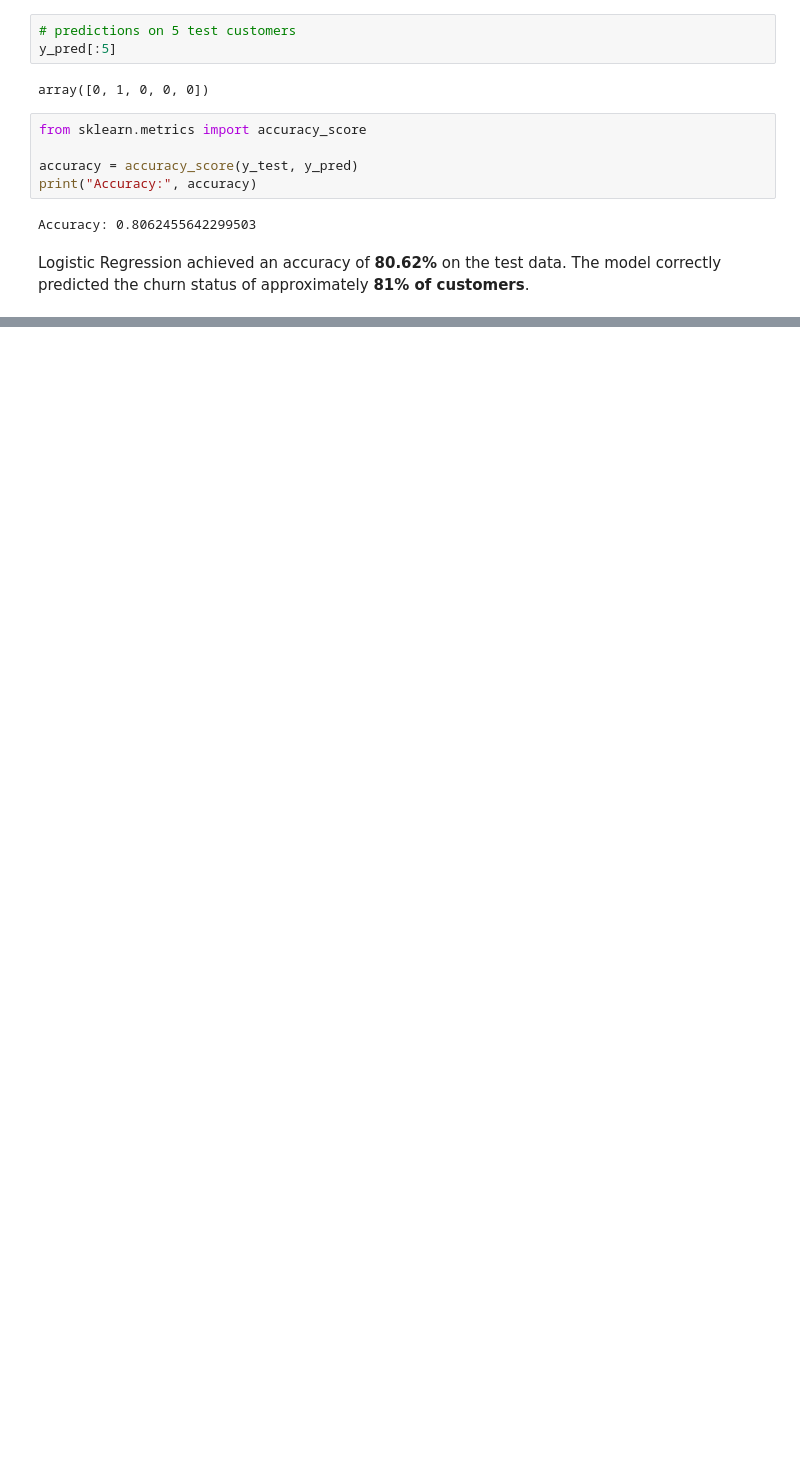
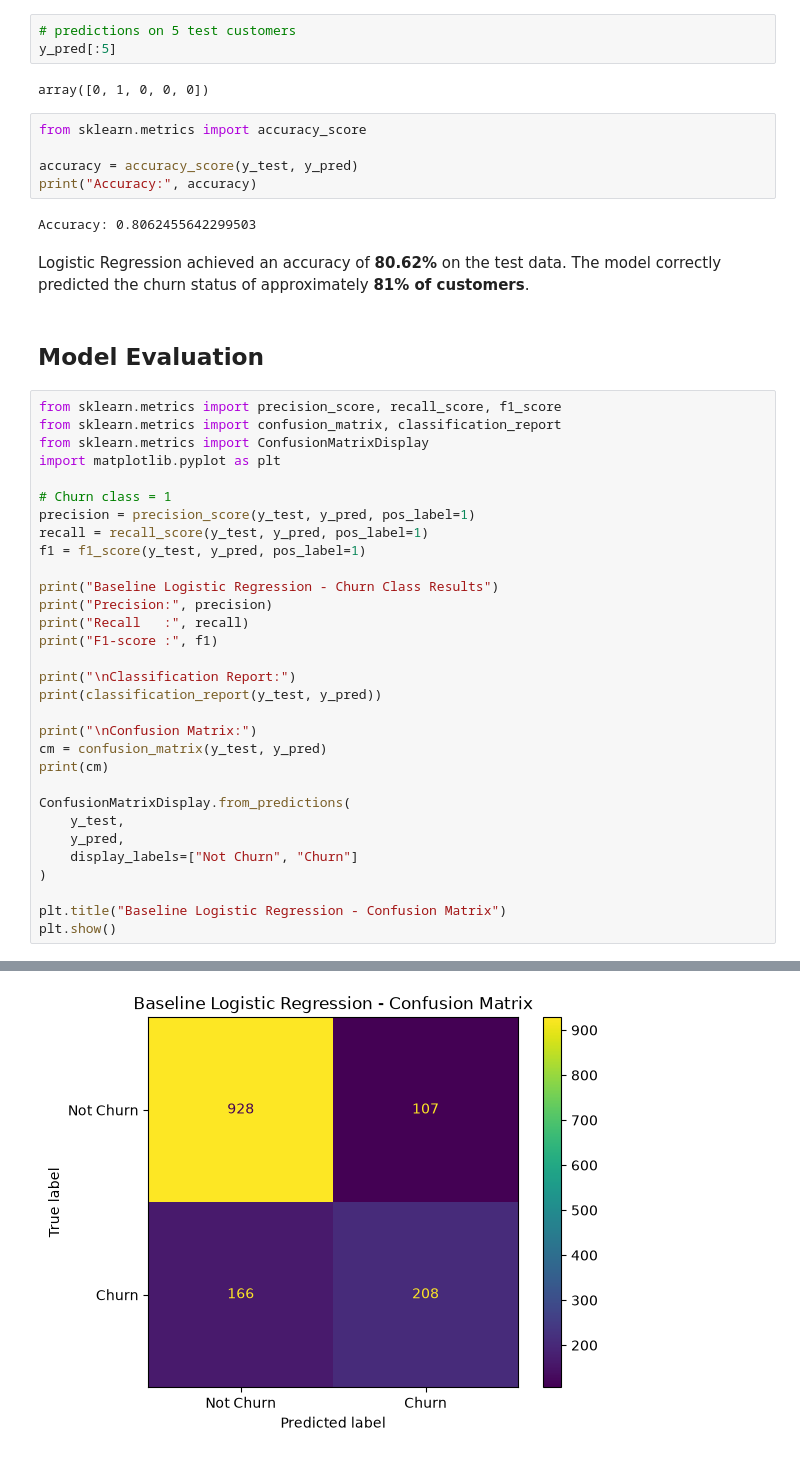
Before and after one commit to Nandhini-ds/telco-customer-churn-analysis, a Jupyter notebook: Customer_Churn_Analysis.ipynb, the cells around one changed output, grey strips where cells are left out. Drawn from its saved outputs; the diff is of its cells as text; blank space fills up the shorter version.

```diff
--- a/Customer_Churn_Analysis.ipynb
+++ b/Customer_Churn_Analysis.ipynb
@@ -452,3 +451,37 @@ print("Accuracy:", accuracy)
 Accuracy: 0.8062455642299503
 # %% [markdown]
 Logistic Regression achieved an accuracy of **80.62%** on the test data. The model correctly predicted the churn status of approximately **81% of customers**.
+# %% [markdown]
+## Model Evaluation
+# %%
+from sklearn.metrics import precision_score, recall_score, f1_score
+from sklearn.metrics import confusion_matrix, classification_report
+from sklearn.metrics import ConfusionMatrixDisplay
+import matplotlib.pyplot as plt
+
+# Churn class = 1
+precision = precision_score(y_test, y_pred, pos_label=1)
+recall = recall_score(y_test, y_pred, pos_label=1)
+f1 = f1_score(y_test, y_pred, pos_label=1)
+
+print("Baseline Logistic Regression - Churn Class Results")
+print("Precision:", precision)
+print("Recall   :", recall)
+print("F1-score :", f1)
+
+print("\nClassification Report:")
+print(classification_report(y_test, y_pred))
+
+print("\nConfusion Matrix:")
+cm = confusion_matrix(y_test, y_pred)
+print(cm)
+
+ConfusionMatrixDisplay.from_predictions(
+    y_test,
+    y_pred,
+    display_labels=["Not Churn", "Churn"]
+)
+
+plt.title("Baseline Logistic Regression - Confusion Matrix")
+plt.show()
+# %% [output]
@@ -454,0 +507 @@ Logistic Regression achieved an accuracy of **80.62%** on the test data. The mod
+[figure, added]
```
Also changed, not shown: parts of 65 cells of this notebook.
